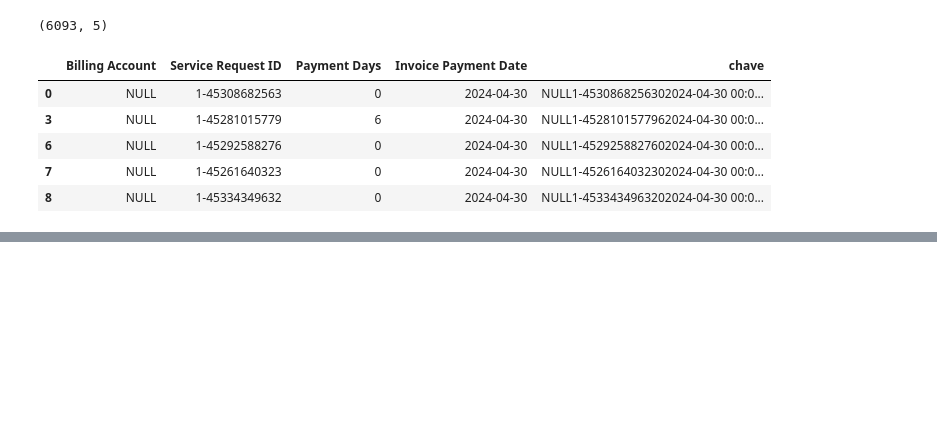
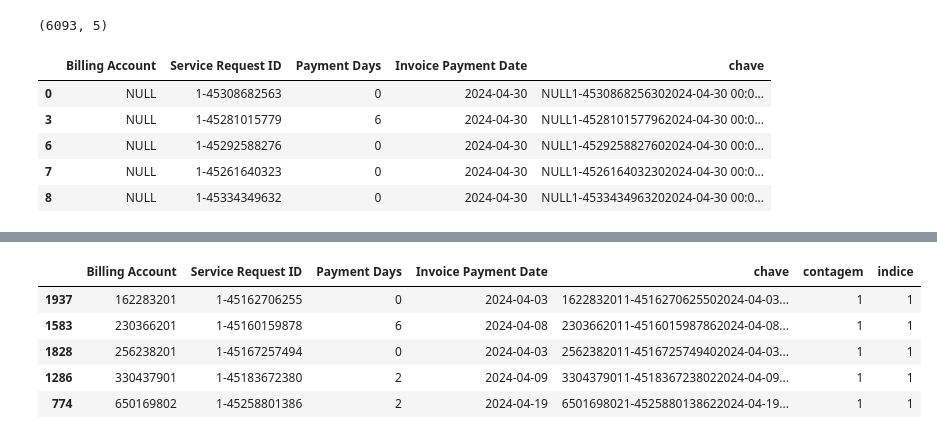
Before and after one commit to josepmatias/nos_reten-ao, a Jupyter notebook: actividades extra.ipynb, the cells around one changed output, grey strips where cells are left out. Saved outputs shown, nothing was run; the diff lists cells and outputs as text; code cells hidden in the pictures; blank space fills up the shorter version.

```diff
--- a/actividades extra.ipynb
+++ b/actividades extra.ipynb
@@ -503,0 +504,16 @@ template_pagamentodb3=template_pagamentodb2.drop_duplicates()
+# %%
+#ordenar tabela por "billing account" e payment days (ascendente) e criar coluna "contagem" e "índice"
+
+template_pagamentodb4=template_pagamentodb3.sort_values(by=["Billing Account", "Payment Days"])
+
+template_pagamentodb4["contagem"]=contagem(template_pagamentodb4, "Billing Account")
+template_pagamentodb4["indice"]=indice(template_pagamentodb4, "Billing Account")
+
+template_pagamentodb4.head()
+# %% [output]
+|  | Billing Account | Service Request ID | Payment Days | Invoice Payment Date | chave | contagem | indice |
+| 1937 | 162283201 | 1-45162706255 | 0 | 2024-04-03 | 1622832011-4516270625502024-04-03... | 1 | 1 |
+| 1583 | 230366201 | 1-45160159878 | 6 | 2024-04-08 | 2303662011-4516015987862024-04-08... | 1 | 1 |
+| 1828 | 256238201 | 1-45167257494 | 0 | 2024-04-03 | 2562382011-4516725749402024-04-03... | 1 | 1 |
+| 1286 | 330437901 | 1-45183672380 | 2 | 2024-04-09 | 3304379011-4518367238022024-04-09... | 1 | 1 |
+| 774 | 650169802 | 1-45258801386 | 2 | 2024-04-19 | 6501698021-4525880138622024-04-19... | 1 | 1 |
```
Also changed, not shown: parts of 7 cells of this notebook.
